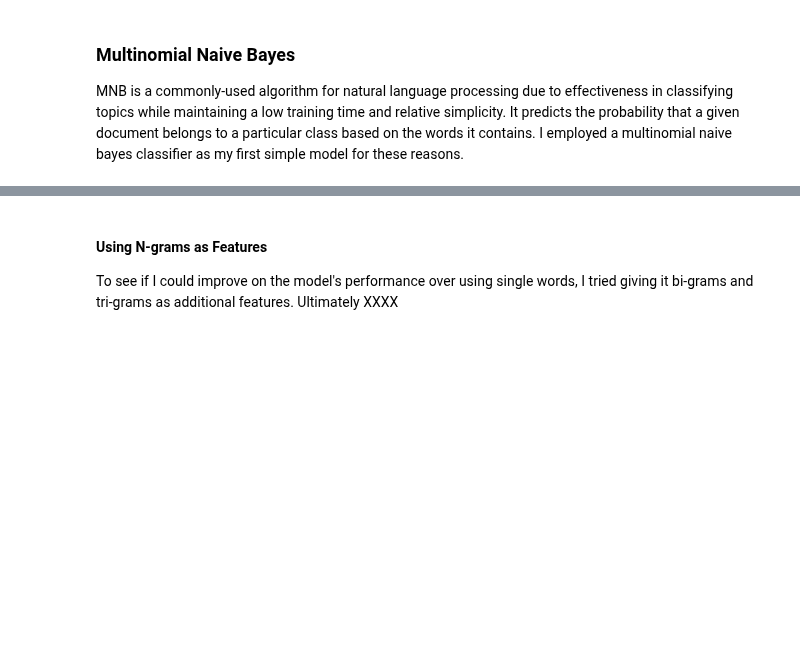
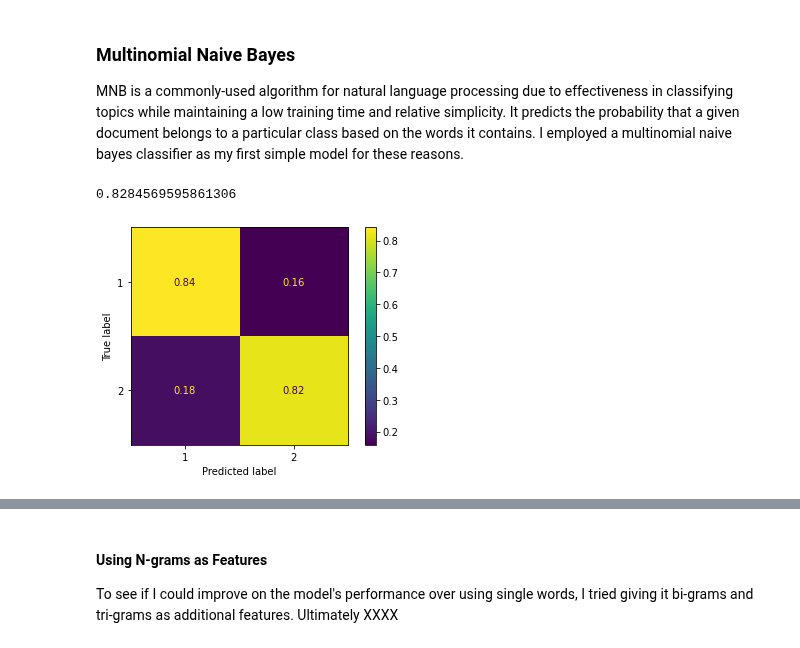
Before and after one commit to ThomasHChapman/classifying_user_reviews, a Jupyter notebook: working_notebooks/modeling_nb.ipynb, the cells around one changed output, grey strips where cells are left out. Drawn from its saved outputs; the diff is of its cells as text; code cells hidden in the pictures; blank space fills up the shorter version.

```diff
--- a/working_notebooks/modeling_nb.ipynb
+++ b/working_notebooks/modeling_nb.ipynb
@@ -47,11 +102,13 @@ df[df['text_cleaned'].isna()]
 # Drop rows with missing text_cleaned values
 df.dropna(inplace=True)
 # %%
+# Save off feature combinations for use in model iteration
 X = df['text_cleaned']
-X_bigrams = df['text_cleaned', 'bigrams']
-x_trigrams = df['text_cleaned', 'trigrams']
-x_allgrams = df['text_cleaned, bigrams', 'trigrams']
-X_grams = df['trigrams']
+
+X_bigrams = df[['text_cleaned', 'bigrams']]
+X_trigrams = df[['text_cleaned', 'trigrams']]
+X_allgrams = df[['text_cleaned', 'bigrams', 'trigrams']]
+
 y = df['sentiment']
 # %% [markdown]
 ### Dummy Classifier
@@ -76,16 +136,19 @@ MNB is a commonly-used algorithm for natural language processing due to effectiv
 # %%
 # Instantiate the Multinomial Naieve Bayes Pipeline
 mnb_pipe = ImPipeline(steps=[
                             ('vect', TfidfVectorizer(max_features=max_features)),
                             ('mnb', MultinomialNB())
                             ]
 )
 
 # Fit MNB pipe on the training data, get predictions and plot confusion matrix
-mnb_pipe.fit(X, y)
-mnb_yhat = mnb_pipe.predict(X)
+mnb_pipe.fit(X_bigrams, y)
+mnb_yhat = mnb_pipe.predict(X_bigrams)
 plot_confusion_matrix(mnb_pipe, X, y, normalize='true');
 print(accuracy_score(y, mnb_yhat))
+# %% [output]
+0.8284569595861306
+[figure, added]
 # %%
 mnb_pipe.named_steps['mnb'].n_features_
 #__mnb.n_features_
```
Also changed, not shown: parts of 13 cells of this notebook.
